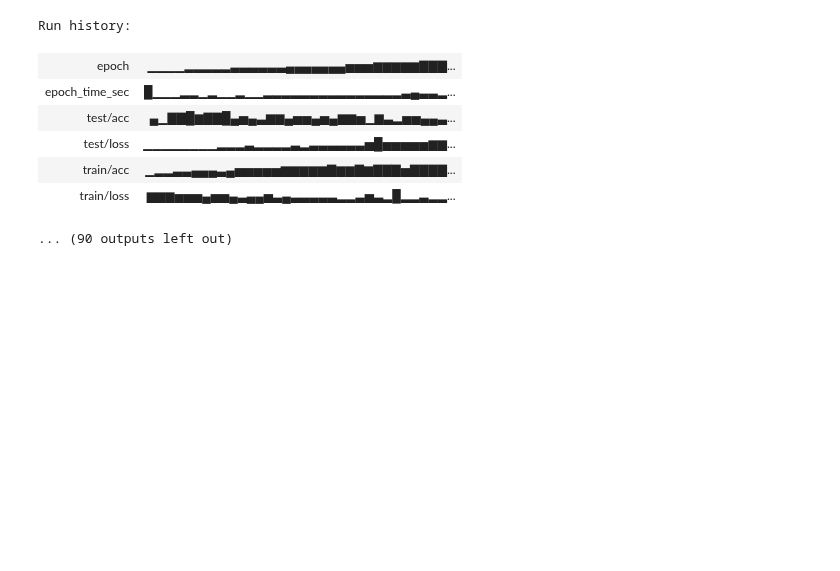
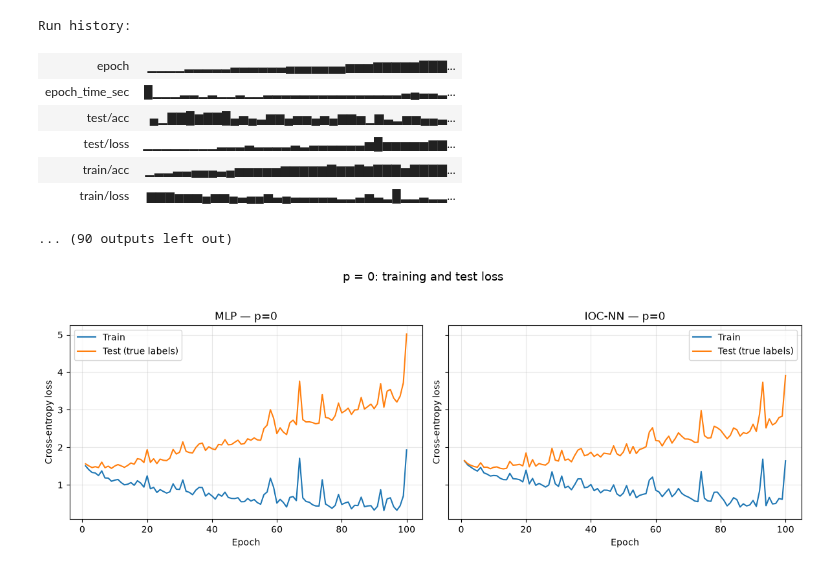
Before and after one commit to suryamanoj4/SMAI-A4, a Jupyter notebook: mlp.ipynb, the cells around one changed output. Drawn from its saved outputs; the diff is of its cells as text; code cells hidden in the pictures; blank space fills up the shorter version.

```diff
--- a/mlp.ipynb
+++ b/mlp.ipynb
@@ -2056,0 +2097,9 @@ Run history:
+# %%
+plot_curve(
+    p=0.0,
+    metric="loss",
+    ylabel="Cross-entropy loss",
+    title="p = 0: training and test loss",
+)
+# %% [output]
+[figure, added]
```
Also changed, not shown: parts of 3 cells of this notebook.
